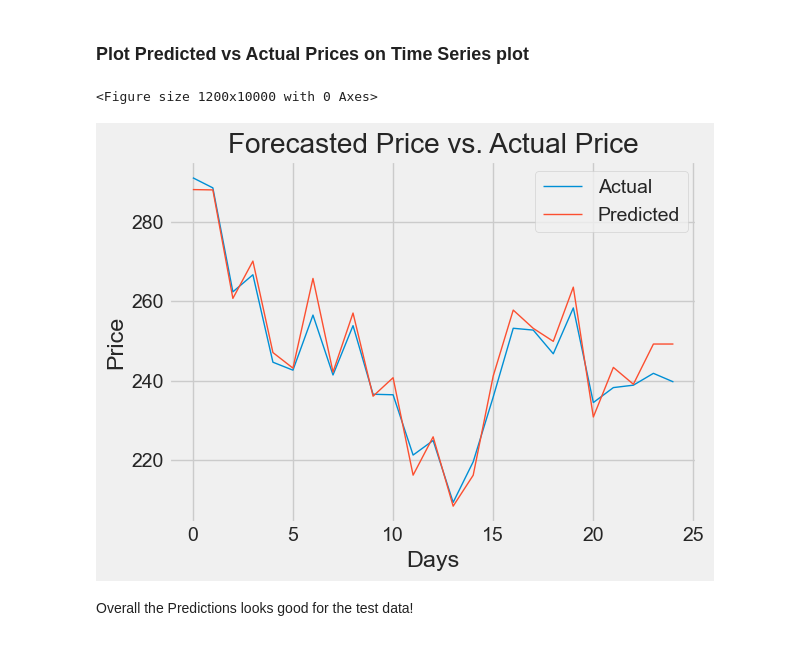
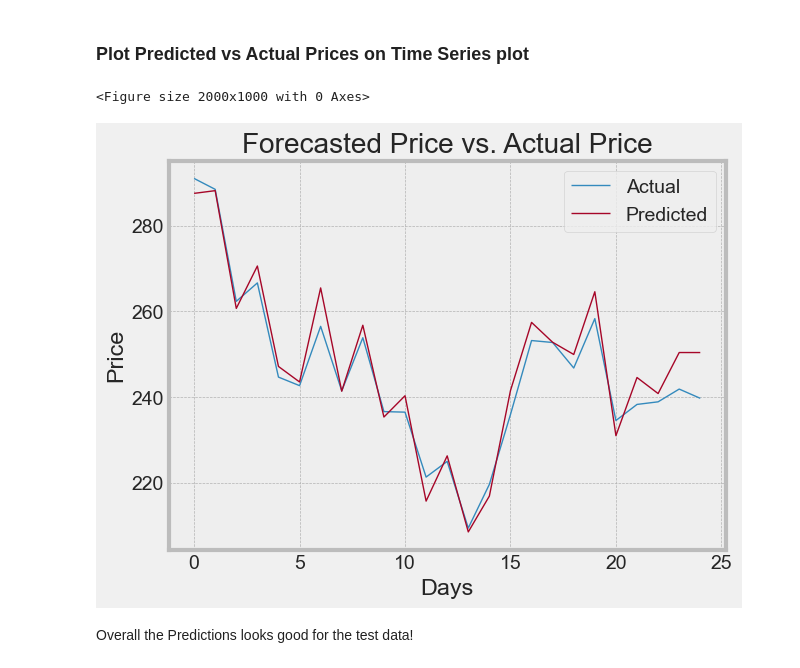
Before and after one commit to sirishak-tw/Stock_Price_Sentiment-_Analysis, a Jupyter notebook: stock_prediction.ipynb, the cells around one changed output. Drawn from its saved outputs; the diff is of its cells as text; code cells hidden in the pictures.

```diff
--- a/stock_prediction.ipynb
+++ b/stock_prediction.ipynb
@@ -314,25 +446,22 @@ df_pred.loc[:, 'Date'] = pd.to_datetime(df_pred['Date'],format='%Y-%m-%d')
 # %%
 # Set the size of the figure
 
 
 # Plot your data
-fig = plt.figure(figsize=(12,100))
-
+plt.figure(figsize=(20,10))
 df_pred[['Actual', 'Predicted']].plot(linewidth=1.0)
 
 # Set the x-axis and y-axis labels
 plt.xlabel('Days')
 plt.ylabel('Price')
 
 # Add a title to the plot
 plt.title('Forecasted Price vs. Actual Price')
-plt.tight_layout()
-plt.style.use('bmh')
 plt.grid(True)
 # Show the plot
 plt.show()
 # %% [output]
-<Figure size 1200x10000 with 0 Axes>
+<Figure size 2000x1000 with 0 Axes>
-[figure, old version]
+[figure, new version]
 # %% [markdown]
 Overall the Predictions looks good for the test data!
```
Also changed, not shown: parts of 14 cells of this notebook.
